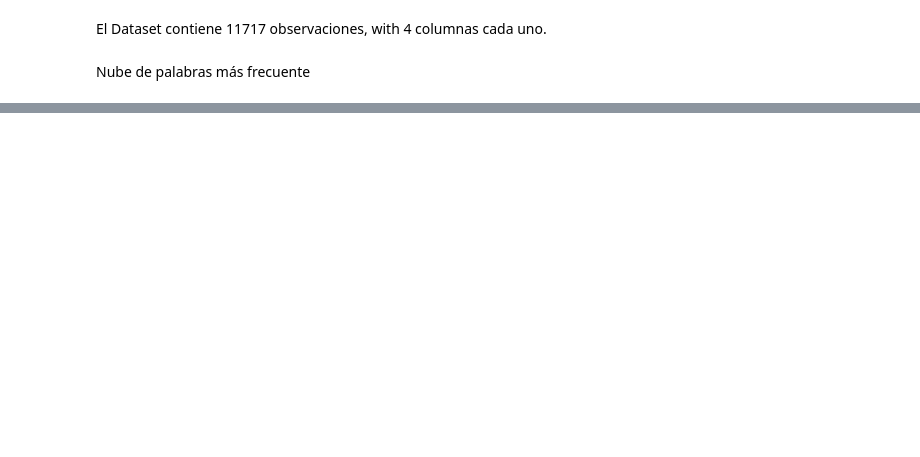
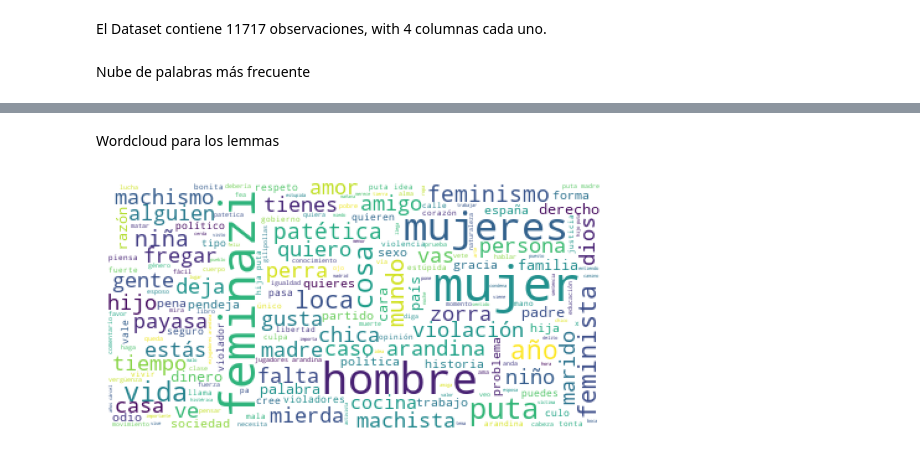
Before and after one commit to PacoBahena/hate_detection, a Jupyter notebook: ia_hate/eda/eda.ipynb, the cells around one changed output, grey strips where cells are left out. Cells and saved outputs as stored; diff of their text form; code cells hidden in the pictures; blank space fills up the shorter version.

```diff
--- a/ia_hate/eda/eda.ipynb
+++ b/ia_hate/eda/eda.ipynb
@@ -164,16 +164,33 @@ Análisis de frecuencia de palabras.
 # %%
 from collections import defaultdict, Counter
 sentences = df.clean_tokens.values.tolist()
+
+# Get all tokens that are not stop word, out of vocabulary and not emoji
+# ADD/REMOVE EMOJI and not text_has_emoji(token.text)
 corpus_tokens = [token for i in sentences for token in i if not token.is_stop and not token.is_oov and not text_has_emoji(token.text)]
+
 # create tokendict token_Text -> token
-token_dict = {token.text:token for token in set(corpus_tokens)}
-# create the corpus
+tokens_dict = {token.text:token for token in set(corpus_tokens)}
+
+# # create the corpus
 corpus = list(map(lambda token: token.text, corpus_tokens))
-# # corpus = [text for text,token in corpus_tokens.items()]
-count_dict=Counter(corpus)
-# # create dataframe with count_dict
-freq_df = pd.DataFrame.from_dict(count_dict,orient='index').reset_index(names=["word"])
+# create the lemma corpus
+corpus_lemmas = list(map(lambda token: token.lemma_, corpus_tokens))
+
+
+token_freq_dict=Counter(corpus)
+lemma_freq_dict = Counter(corpus_lemmas)
+
+# create dataframe with token_freq_dict
+freq_df = pd.DataFrame.from_dict(token_freq_dict,orient='index').reset_index(names=["word"])
 freq_df.columns = ["word","freq"]
-most_freq_emoji = freq_df.sort_values("freq",ascending=False).head(60)
+
+most_freq_emoji = freq_df.loc[freq_df.word.apply(text_has_emoji)].\
+sort_values("freq",ascending=False).head(60)
 #filter out emoji
 most_freq = freq_df.loc[np.logical_not(freq_df.word.apply(text_has_emoji))].sort_values("freq",ascending=False)
+
+# # Create dataframe with token lemmas dict
+lemmaf_df = pd.DataFrame.from_dict(lemma_freq_dict,orient='index').reset_index(names=["word"])
+lemmaf_df.columns = ["word","freq"]
+most_freq_lemma = lemmaf_df.sort_values("freq",ascending=False).head(60)
@@ -278,0 +326,18 @@ Nube de palabras más frecuente
+# %% [markdown]
+Wordcloud para los lemmas
+# %%
+
+lemma_text = " ".join(corpus_lemmas)
+# Generate a word cloud image
+# wordcloud_lemma = WordCloud().generate(lemma_text)
+# Display the generated image:
+# the matplotlib way:
+import matplotlib.pyplot as plt
+# take relative word frequencies into account, lower max_font_size
+wordcloud_lemma = WordCloud(background_color="white",max_words=len(lemma_text),max_font_size=40, relative_scaling=.5).generate(text)
+plt.figure()
+plt.imshow(wordcloud_lemma)
+plt.axis("off")
+plt.show()
+# %% [output]
+[figure, added]
```
Also changed, not shown: parts of 6 cells of this notebook.
